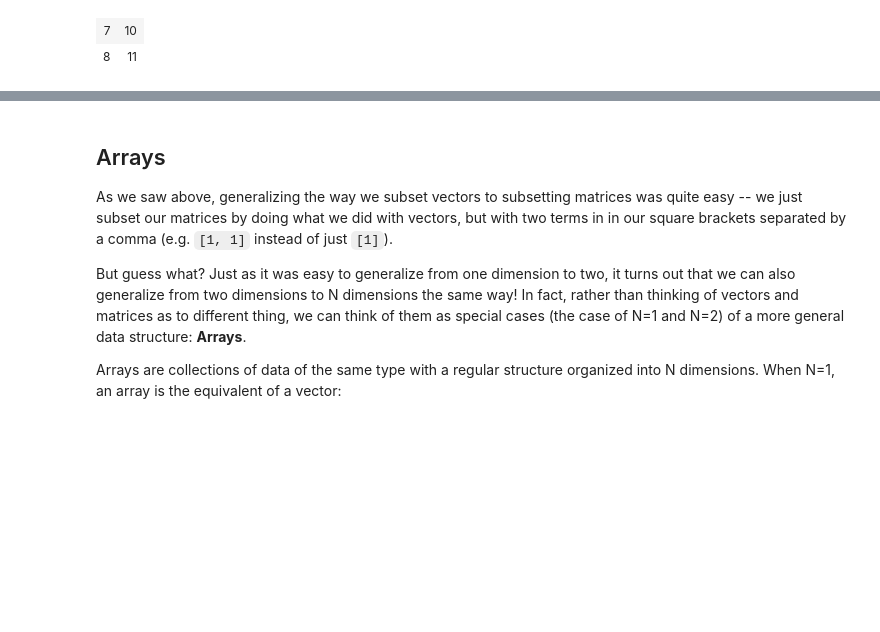
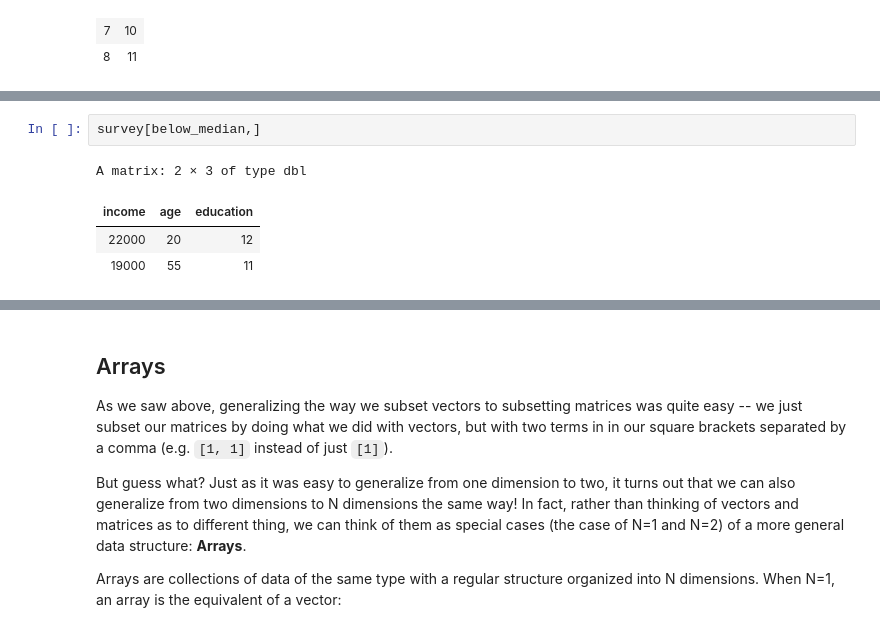
Before and after one commit to nickeubank/cm4ss, a Jupyter notebook: docs/html/.doctrees/nbsphinx/subsetting_matrices.ipynb, the cells around one changed output, grey strips where cells are left out. Saved outputs shown, nothing was run; the diff lists cells and outputs as text; blank space fills up the shorter version.

```diff
--- a/docs/html/.doctrees/nbsphinx/subsetting_matrices.ipynb
+++ b/docs/html/.doctrees/nbsphinx/subsetting_matrices.ipynb
@@ -54,0 +82,7 @@ A matrix: 2 × 2 of type int
+# %%
+survey[below_median,]
+# %% [output]
+A matrix: 2 × 3 of type dbl
+| income | age | education |
+| 22000 | 20 | 12 |
+| 19000 | 55 | 11 |
```
Also changed, not shown: parts of 18 cells of this notebook, 27 other files.
